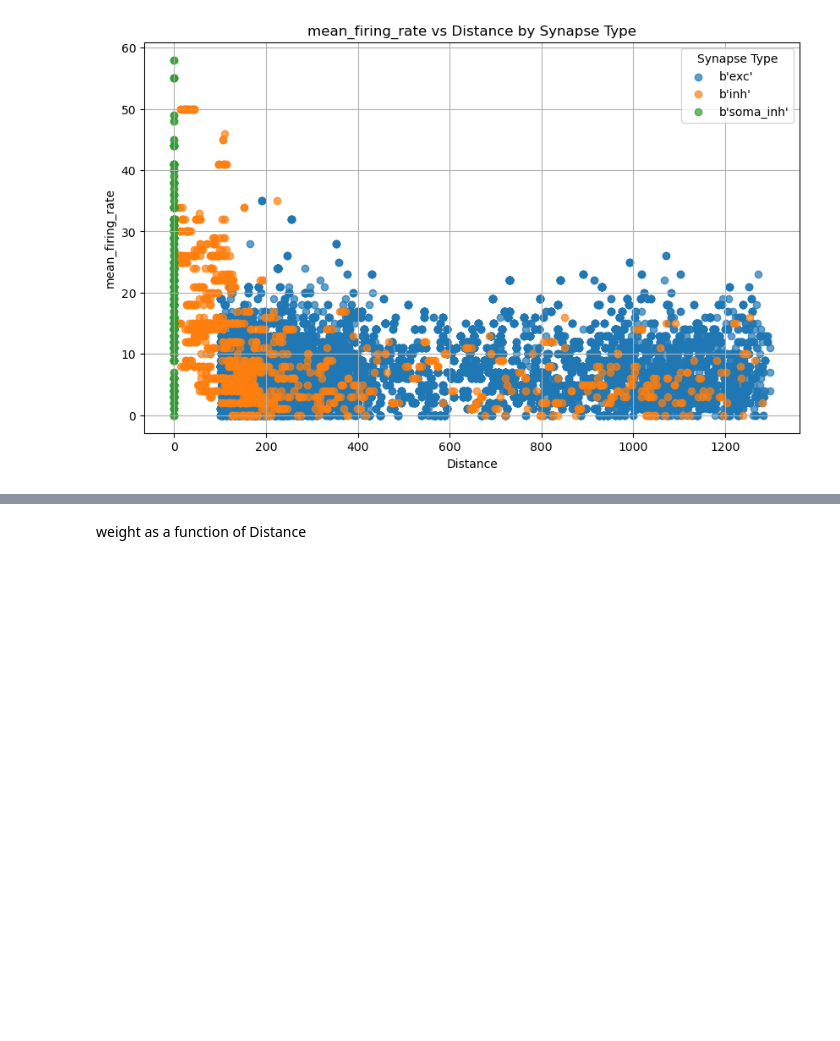
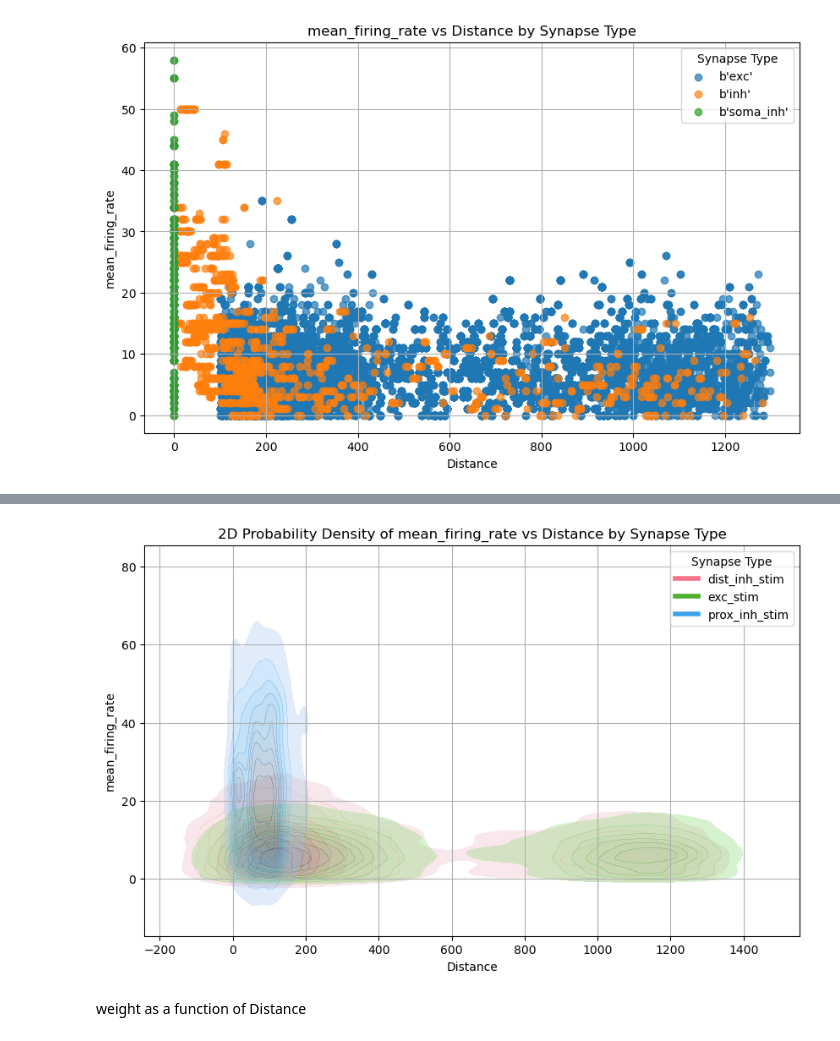
Before and after one commit to davidfague/Neural-Modeling, a Jupyter notebook: notebooks/synapse_distribution.ipynb, the cells around one changed output, grey strips where cells are left out. Drawn from its saved outputs; the diff is of its cells as text; code cells hidden in the pictures; blank space fills up the shorter version.

```diff
--- a/notebooks/synapse_distribution.ipynb
+++ b/notebooks/synapse_distribution.ipynb
@@ -142,3 +380,7 @@ plot_by_group(x_var='Distance', y_var='mean_firing_rate', syn_data_grouped_by_ty
+# %%
+plot_2d_pdf_by_group(x_var='Distance', y_var='mean_firing_rate', syn_data_grouped_by_type=bens_syn_data_grouped_by_type)
+# %% [output]
+[figure, added]
 # %% [markdown]
 weight as a function of Distance
 # %%
```
Also changed, not shown: parts of 19 cells of this notebook.
